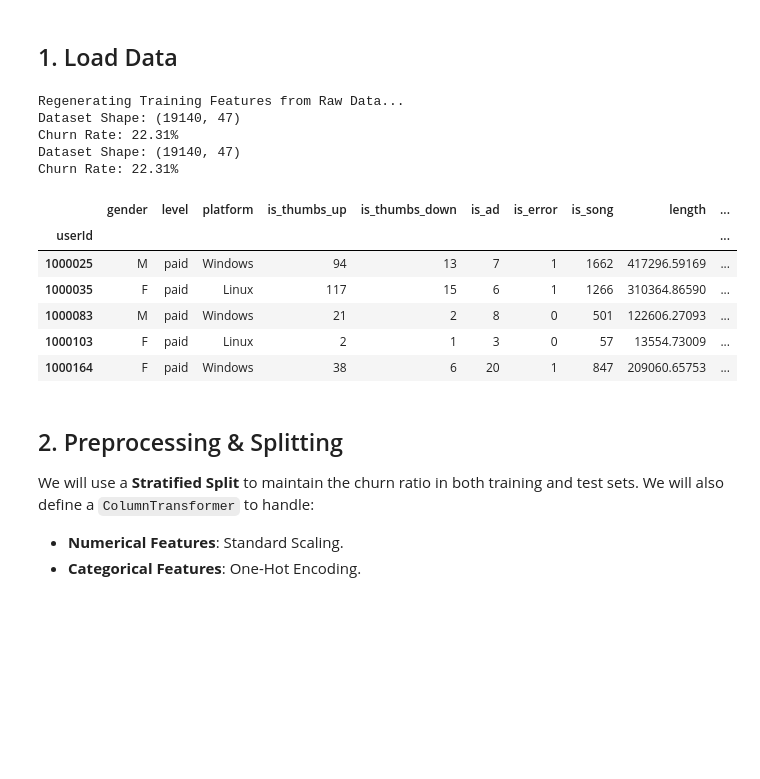
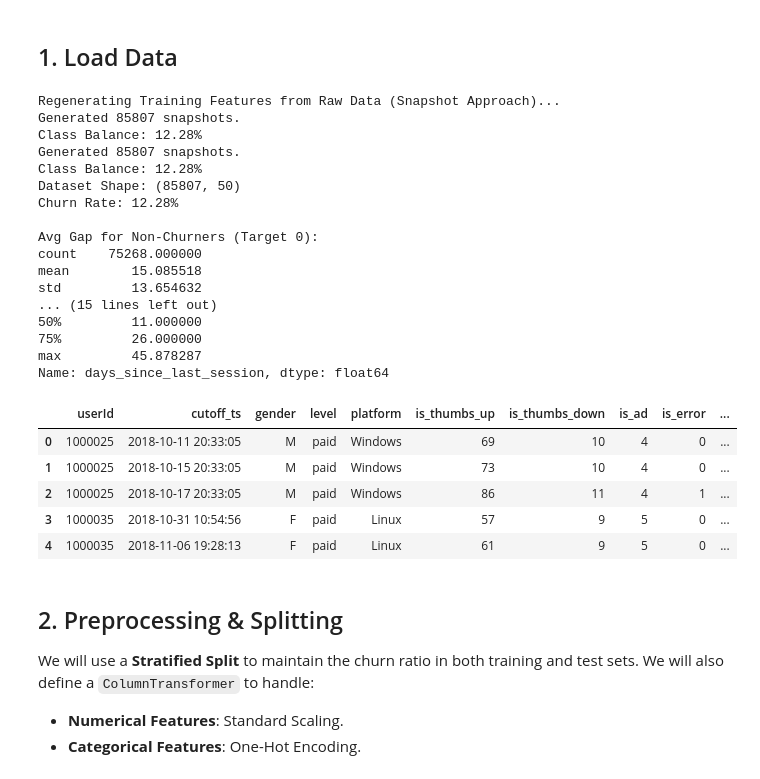
Before and after one commit to RaynorEtienn/Python4DataScience, a Jupyter notebook: Project/notebooks/Modeling.ipynb, the cells around one changed output. Drawn from its saved outputs; the diff is of its cells as text; code cells hidden in the pictures; blank space fills up the shorter version.

```diff
--- a/Project/notebooks/Modeling.ipynb
+++ b/Project/notebooks/Modeling.ipynb
@@ -19,35 +19,54 @@ pd.set_option('display.max_columns', None)
 # %%
 # Regenerate features to ensure consistency with latest code
 import src.features
 import importlib
 importlib.reload(src.features)
-from src.features import extract_user_attributes, aggregate_user_features
+from src.features import extract_user_attributes, aggregate_user_features, generate_training_data
 
-print("Regenerating Training Features from Raw Data...")
+print("Regenerating Training Features from Raw Data (Snapshot Approach)...")
 # Load Raw Train Data
 train_raw_path = '../data/train.parquet'
 train_df_raw = pd.read_parquet(train_raw_path)
 
 # Apply Feature Engineering
 train_df_raw = extract_user_attributes(train_df_raw)
-df = aggregate_user_features(train_df_raw)
+
+# Use the new Snapshot Generation
+# We will now get samples with "safe gaps" to reduce false positives
+df = generate_training_data(train_df_raw)
 
 print(f"Dataset Shape: {df.shape}")
 print(f"Churn Rate: {df['target'].mean():.2%}")
+
+# Check the distribution of 'days_since_last_session' for Target 0
+print("\nAvg Gap for Non-Churners (Target 0):")
+print(df[df['target']==0]['days_since_last_session'].describe())
+
 df.head()
 # %% [output]
-Regenerating Training Features from Raw Data...
-Dataset Shape: (19140, 47)
-Churn Rate: 22.31%
-Dataset Shape: (19140, 47)
-Churn Rate: 22.31%
+Regenerating Training Features from Raw Data (Snapshot Approach)...
+Generated 85807 snapshots.
+Class Balance: 12.28%
+Generated 85807 snapshots.
+Class Balance: 12.28%
+Dataset Shape: (85807, 50)
+Churn Rate: 12.28%
+
+Avg Gap for Non-Churners (Target 0):
+count    75268.000000
+mean        15.085518
+std         13.654632
+... (15 lines left out)
+50%         11.000000
+75%         26.000000
+max         45.878287
+Name: days_since_last_session, dtype: float64
-|  | gender | level | platform | is_thumbs_up | is_thumbs_down | is_ad | is_error | is_song | length | ... |
-| userId |  |  |  |  |  |  |  |  |  | ... |
-| 1000025 | M | paid | Windows | 94 | 13 | 7 | 1 | 1662 | 417296.59169 | ... |
-| 1000035 | F | paid | Linux | 117 | 15 | 6 | 1 | 1266 | 310364.86590 | ... |
-| 1000083 | M | paid | Windows | 21 | 2 | 8 | 0 | 501 | 122606.27093 | ... |
-| 1000103 | F | paid | Linux | 2 | 1 | 3 | 0 | 57 | 13554.73009 | ... |
-| 1000164 | F | paid | Windows | 38 | 6 | 20 | 1 | 847 | 209060.65753 | ... |
+|  | userId | cutoff_ts | gender | level | platform | is_thumbs_up | is_thumbs_down | is_ad | is_error | ... |
+| 0 | 1000025 | 2018-10-11 20:33:05 | M | paid | Windows | 69 | 10 | 4 | 0 | ... |
+| 1 | 1000025 | 2018-10-15 20:33:05 | M | paid | Windows | 73 | 10 | 4 | 0 | ... |
+| 2 | 1000025 | 2018-10-17 20:33:05 | M | paid | Windows | 86 | 11 | 4 | 1 | ... |
+| 3 | 1000035 | 2018-10-31 10:54:56 | F | paid | Linux | 57 | 9 | 5 | 0 | ... |
+| 4 | 1000035 | 2018-11-06 19:28:13 | F | paid | Linux | 61 | 9 | 5 | 0 | ... |
 # %% [markdown]
 ## 2. Preprocessing & Splitting
 
```
Also changed, not shown: parts of 13 cells of this notebook, 9 other files.
